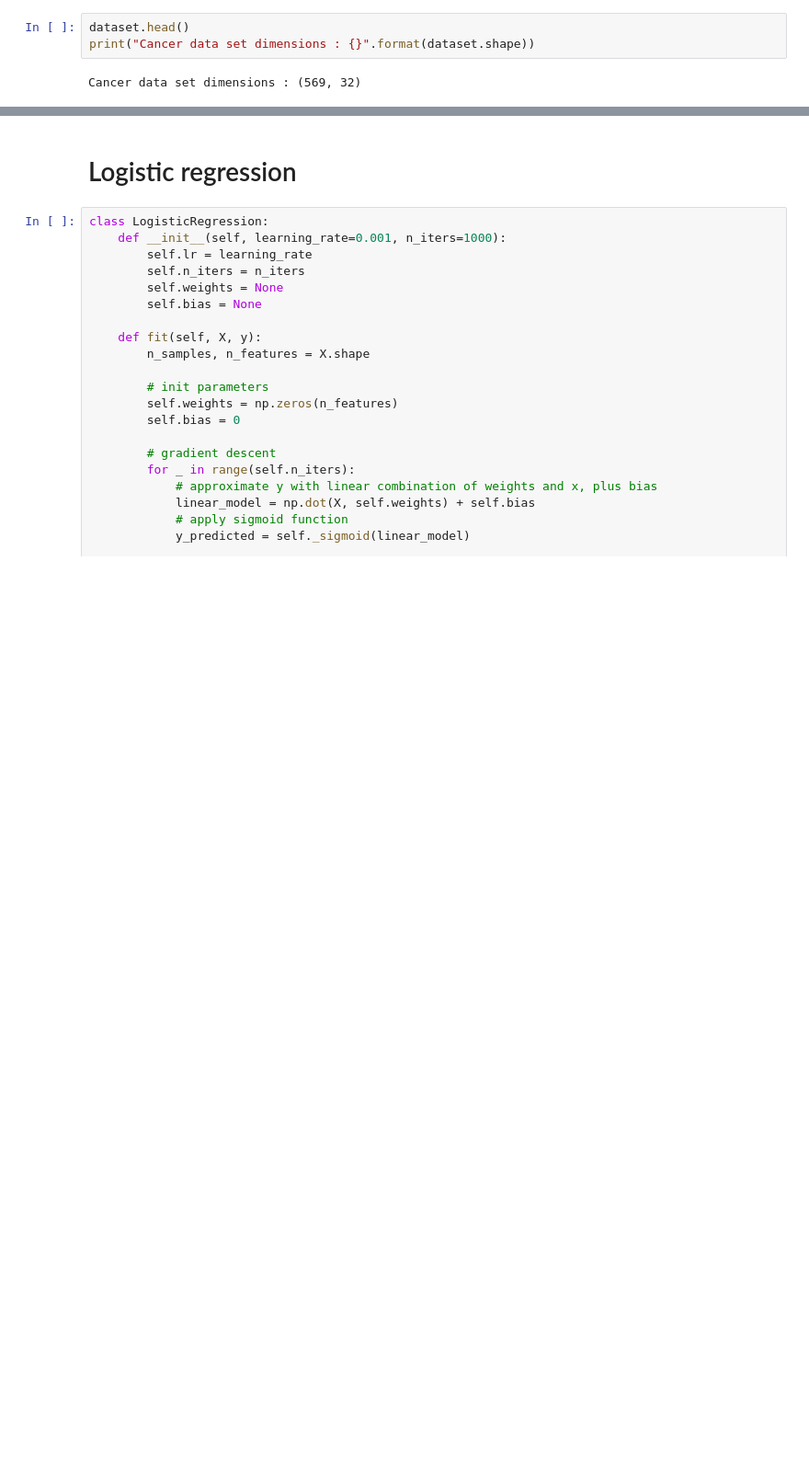
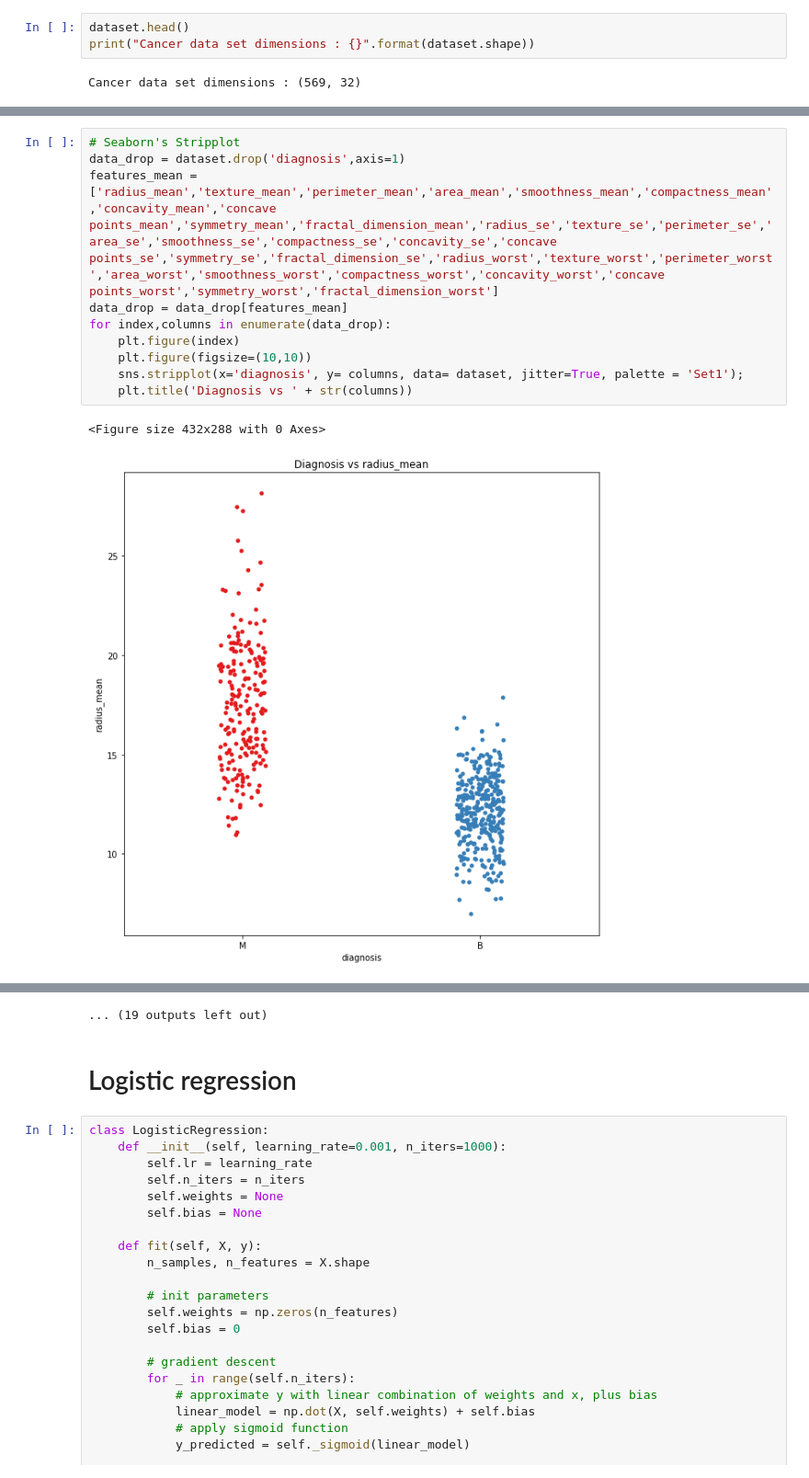
Before and after one commit to Rp-Shamita/Breast-Cancer-Detection-Model, a Jupyter notebook: ML_Project.ipynb, the cells around one changed output, grey strips where cells are left out. Shown at 92% size. Cells and saved outputs as stored; diff of their text form; blank space fills up the shorter version.

```diff
--- a/ML_Project.ipynb
+++ b/ML_Project.ipynb
@@ -65,0 +103,13 @@ print(Y)
+# %%
+# Seaborn's Stripplot
+data_drop = dataset.drop('diagnosis',axis=1)
+features_mean = ['radius_mean','texture_mean','perimeter_mean','area_mean','smoothness_mean','compactness_mean','concavity_mean','concave points_mean','symmetry_mean','fractal_dimension_mean','radius_se','texture_se','perimeter_se','area_se','smoothness_se','compactness_se','concavity_se','concave points_se','symmetry_se','fractal_dimension_se','radius_worst','texture_worst','perimeter_worst','area_worst','smoothness_worst','compactness_worst','concavity_worst','concave points_worst','symmetry_worst','fractal_dimension_worst']
+data_drop = data_drop[features_mean]
+for index,columns in enumerate(data_drop):
+    plt.figure(index)
+    plt.figure(figsize=(10,10))
+    sns.stripplot(x='diagnosis', y= columns, data= dataset, jitter=True, palette = 'Set1');
+    plt.title('Diagnosis vs ' + str(columns))
+# %% [output]
+<Figure size 432x288 with 0 Axes>
+[figure, added]
@@ -66,3 +126,4 @@ print(Y)
+... (19 outputs left out)
 # %% [markdown]
 # Logistic regression
 # %%
```
Also changed, not shown: parts of 18 cells of this notebook, 1 other file.
